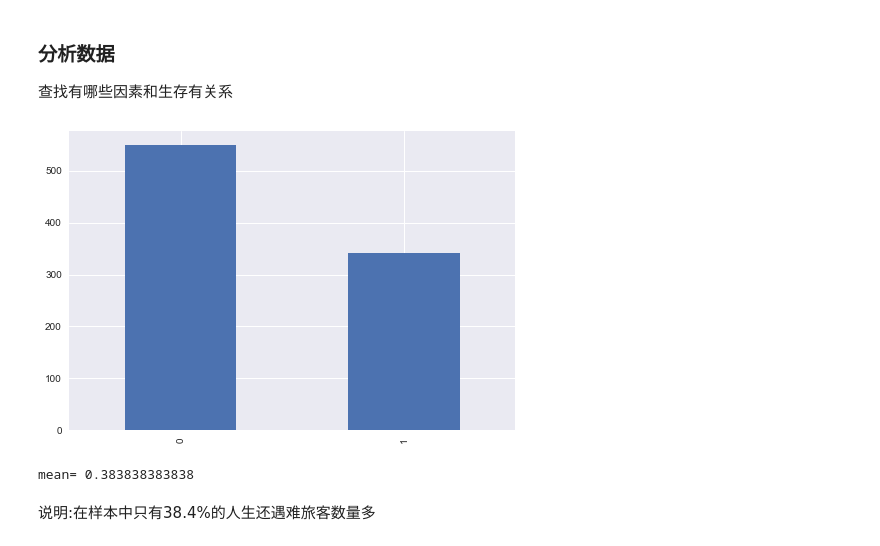
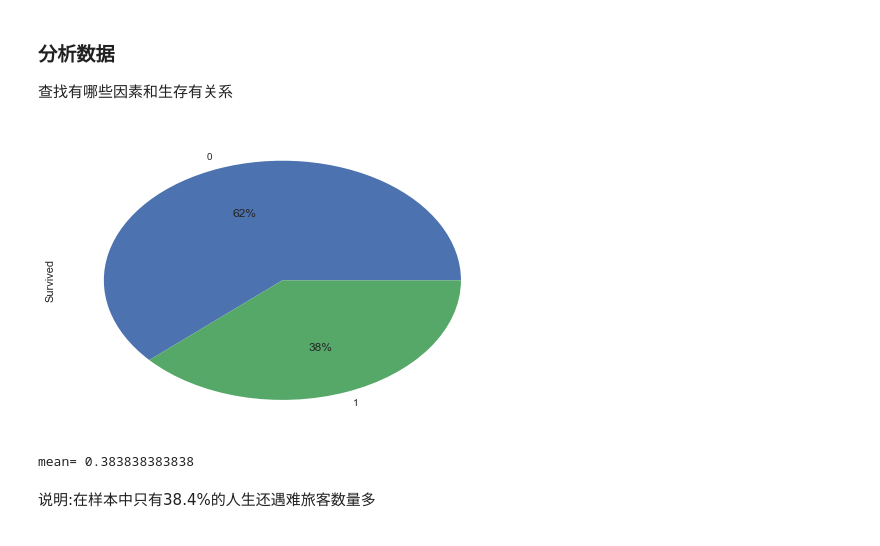
Before and after one commit to xueweiyema/titanic_analysis, a Jupyter notebook: titanic.ipynb, the cells around one changed output. Saved outputs shown, nothing was run; the diff lists cells and outputs as text; code cells hidden in the pictures.

```diff
--- a/titanic.ipynb
+++ b/titanic.ipynb
@@ -95,12 +95,12 @@ See the caveats in the documentation: http://pandas.pydata.org/pandas-docs/stabl
 ### 分析数据
 查找有哪些因素和生存有关系
 # %%
-# 首先查看生还情况
-df.Survived.value_counts().plot(kind='bar')# 柱状图
+# 首先查看样本生还情况
+df.Survived.value_counts().plot(kind='pie',autopct='%.0f%%')# 柱状图
 plt.show()
 print 'mean=' ,df.Survived.mean()
 # %% [output]
-[figure, old version]
+[figure, new version]
 mean= 0.383838383838
 # %% [markdown]
 说明:在样本中只有38.4%的人生还遇难旅客数量多
```
Also changed, not shown: parts of 1 cell of this notebook.
